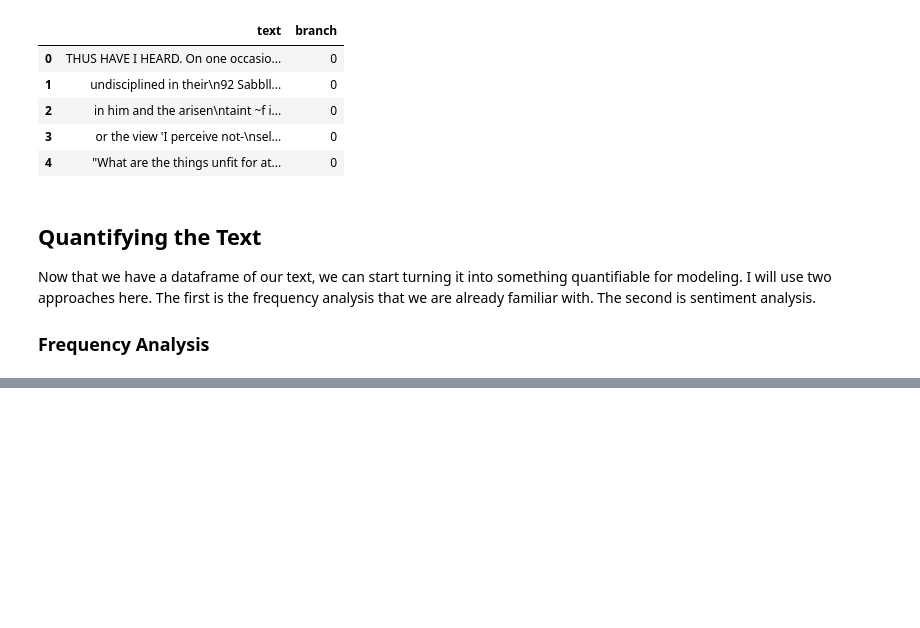
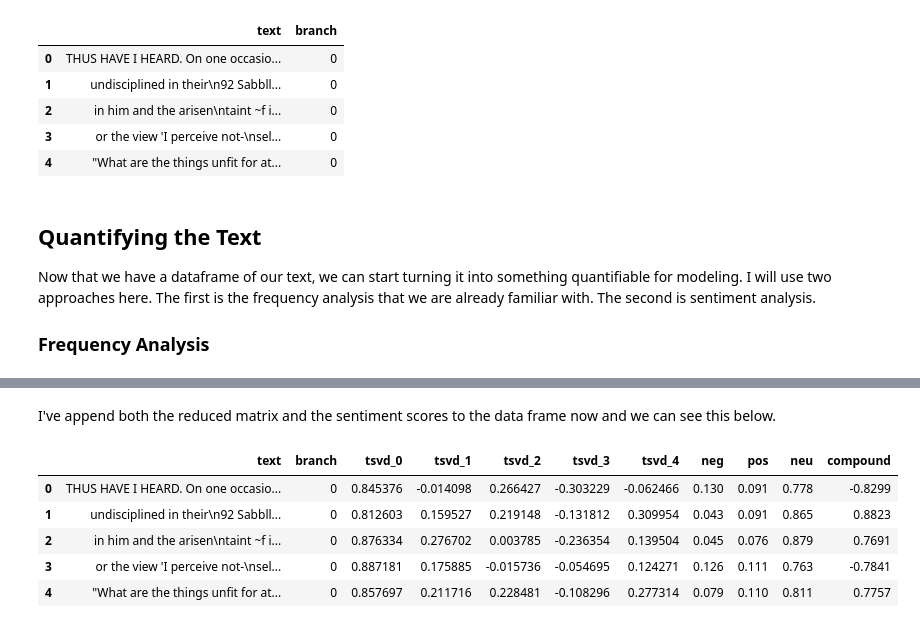
Before and after one commit to billingsmoore/unsupervised-scripture-classification, a Jupyter notebook: scripture-classification.ipynb, the cells around one changed output, grey strips where cells are left out. Drawn from its saved outputs; the diff is of its cells as text; code cells hidden in the pictures; blank space fills up the shorter version.

```diff
--- a/scripture-classification.ipynb
+++ b/scripture-classification.ipynb
@@ -100,0 +140,11 @@ def assign(messages):
+# %% [markdown]
+I've append both the reduced matrix and the sentiment scores to the data frame now and we can see this below.
+# %%
+df.head()
+# %% [output]
+|  | text | branch | tsvd_0 | tsvd_1 | tsvd_2 | tsvd_3 | tsvd_4 | neg | pos | neu | compound |
+| 0 | THUS HAVE I HEARD. On one occasio... | 0 | 0.845376 | -0.014098 | 0.266427 | -0.303229 | -0.062466 | 0.130 | 0.091 | 0.778 | -0.8299 |
+| 1 | undisciplined in their\n92 Sabbll... | 0 | 0.812603 | 0.159527 | 0.219148 | -0.131812 | 0.309954 | 0.043 | 0.091 | 0.865 | 0.8823 |
+| 2 | in him and the arisen\ntaint ~f i... | 0 | 0.876334 | 0.276702 | 0.003785 | -0.236354 | 0.139504 | 0.045 | 0.076 | 0.879 | 0.7691 |
+| 3 | or the view 'I perceive not-\nsel... | 0 | 0.887181 | 0.175885 | -0.015736 | -0.054695 | 0.124271 | 0.126 | 0.111 | 0.763 | -0.7841 |
+| 4 | "What are the things unfit for at... | 0 | 0.857697 | 0.211716 | 0.228481 | -0.108296 | 0.277314 | 0.079 | 0.110 | 0.811 | 0.7757 |
```
Also changed, not shown: parts of 16 cells of this notebook.
